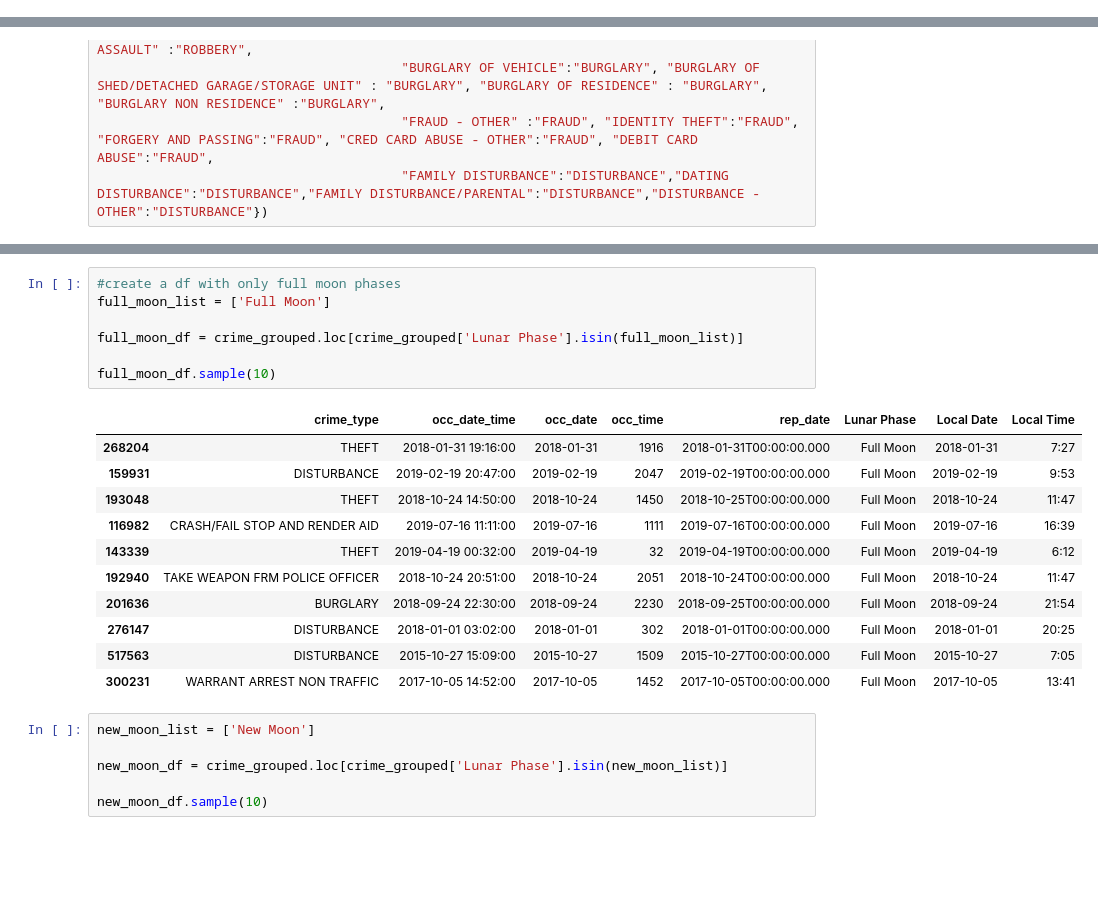
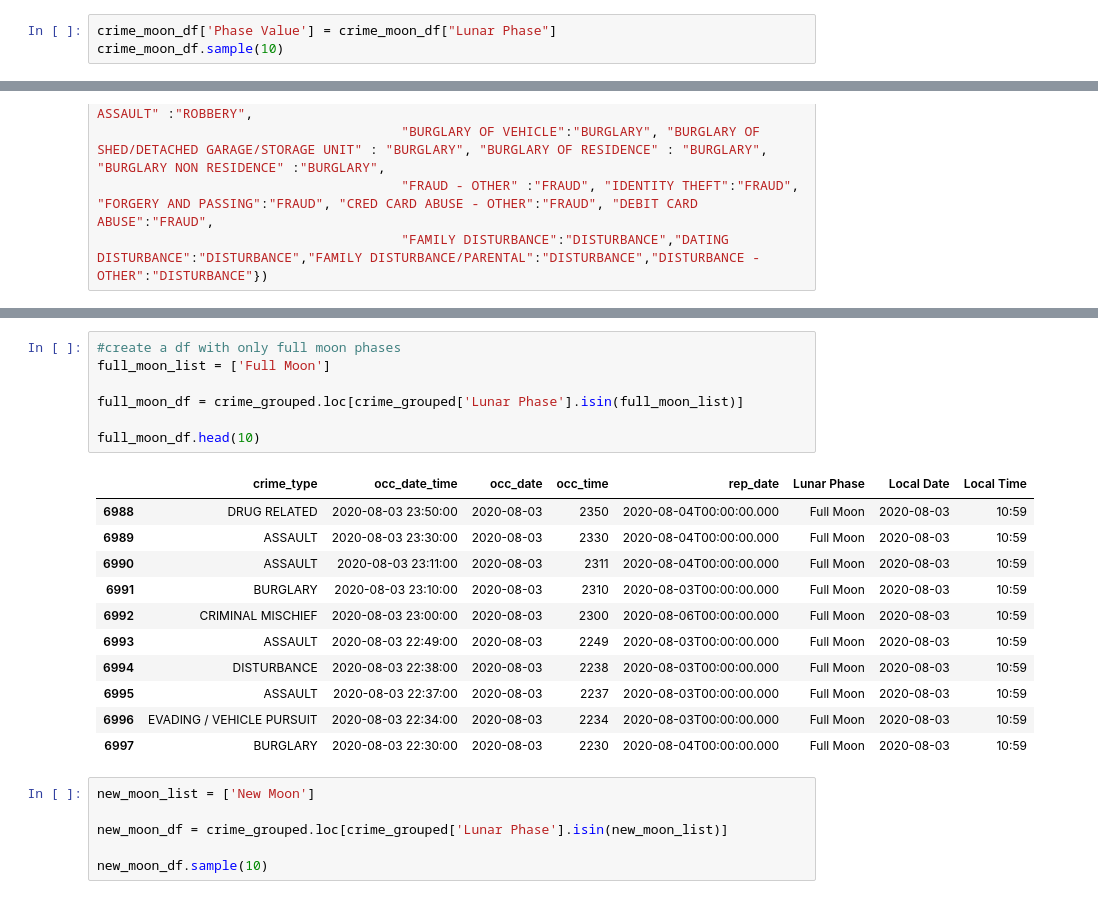
Before and after one commit to flashforward89/Project-1, a Jupyter notebook: Erin Folder/Crime_MoonPhase.ipynb, the cells around one changed output, grey strips where cells are left out. Cells and saved outputs as stored; diff of their text form; blank space fills up the shorter version.

```diff
--- a/Erin Folder/Crime_MoonPhase.ipynb
+++ b/Erin Folder/Crime_MoonPhase.ipynb
@@ -169,0 +188,3 @@ crime_moon_df.sample(50)
+# %%
+crime_moon_df['Phase Value'] = crime_moon_df["Lunar Phase"]
+crime_moon_df.sample(10)
@@ -271,22 +366,22 @@ dtype: int64
 # %%
 #create a df with only full moon phases
 full_moon_list = ['Full Moon']
 
 full_moon_df = crime_grouped.loc[crime_grouped['Lunar Phase'].isin(full_moon_list)]
 
-full_moon_df.sample(10)
+full_moon_df.head(10)
 # %% [output]
 |  | crime_type | occ_date_time | occ_date | occ_time | rep_date | Lunar Phase | Local Date | Local Time |
-| 268204 | THEFT | 2018-01-31 19:16:00 | 2018-01-31 | 1916 | 2018-01-31T00:00:00.000 | Full Moon | 2018-01-31 | 7:27 |
-| 159931 | DISTURBANCE | 2019-02-19 20:47:00 | 2019-02-19 | 2047 | 2019-02-19T00:00:00.000 | Full Moon | 2019-02-19 | 9:53 |
-| 193048 | THEFT | 2018-10-24 14:50:00 | 2018-10-24 | 1450 | 2018-10-25T00:00:00.000 | Full Moon | 2018-10-24 | 11:47 |
-| 116982 | CRASH/FAIL STOP AND RENDER AID | 2019-07-16 11:11:00 | 2019-07-16 | 1111 | 2019-07-16T00:00:00.000 | Full Moon | 2019-07-16 | 16:39 |
-| 143339 | THEFT | 2019-04-19 00:32:00 | 2019-04-19 | 32 | 2019-04-19T00:00:00.000 | Full Moon | 2019-04-19 | 6:12 |
-| 192940 | TAKE WEAPON FRM POLICE OFFICER | 2018-10-24 20:51:00 | 2018-10-24 | 2051 | 2018-10-24T00:00:00.000 | Full Moon | 2018-10-24 | 11:47 |
-| 201636 | BURGLARY | 2018-09-24 22:30:00 | 2018-09-24 | 2230 | 2018-09-25T00:00:00.000 | Full Moon | 2018-09-24 | 21:54 |
-| 276147 | DISTURBANCE | 2018-01-01 03:02:00 | 2018-01-01 | 302 | 2018-01-01T00:00:00.000 | Full Moon | 2018-01-01 | 20:25 |
-| 517563 | DISTURBANCE | 2015-10-27 15:09:00 | 2015-10-27 | 1509 | 2015-10-27T00:00:00.000 | Full Moon | 2015-10-27 | 7:05 |
-| 300231 | WARRANT ARREST NON TRAFFIC | 2017-10-05 14:52:00 | 2017-10-05 | 1452 | 2017-10-05T00:00:00.000 | Full Moon | 2017-10-05 | 13:41 |
+| 6988 | DRUG RELATED | 2020-08-03 23:50:00 | 2020-08-03 | 2350 | 2020-08-04T00:00:00.000 | Full Moon | 2020-08-03 | 10:59 |
+| 6989 | ASSAULT | 2020-08-03 23:30:00 | 2020-08-03 | 2330 | 2020-08-04T00:00:00.000 | Full Moon | 2020-08-03 | 10:59 |
+| 6990 | ASSAULT | 2020-08-03 23:11:00 | 2020-08-03 | 2311 | 2020-08-04T00:00:00.000 | Full Moon | 2020-08-03 | 10:59 |
+| 6991 | BURGLARY | 2020-08-03 23:10:00 | 2020-08-03 | 2310 | 2020-08-03T00:00:00.000 | Full Moon | 2020-08-03 | 10:59 |
+| 6992 | CRIMINAL MISCHIEF | 2020-08-03 23:00:00 | 2020-08-03 | 2300 | 2020-08-06T00:00:00.000 | Full Moon | 2020-08-03 | 10:59 |
+| 6993 | ASSAULT | 2020-08-03 22:49:00 | 2020-08-03 | 2249 | 2020-08-03T00:00:00.000 | Full Moon | 2020-08-03 | 10:59 |
+| 6994 | DISTURBANCE | 2020-08-03 22:38:00 | 2020-08-03 | 2238 | 2020-08-03T00:00:00.000 | Full Moon | 2020-08-03 | 10:59 |
+| 6995 | ASSAULT | 2020-08-03 22:37:00 | 2020-08-03 | 2237 | 2020-08-03T00:00:00.000 | Full Moon | 2020-08-03 | 10:59 |
+| 6996 | EVADING / VEHICLE PURSUIT | 2020-08-03 22:34:00 | 2020-08-03 | 2234 | 2020-08-03T00:00:00.000 | Full Moon | 2020-08-03 | 10:59 |
+| 6997 | BURGLARY | 2020-08-03 22:30:00 | 2020-08-03 | 2230 | 2020-08-04T00:00:00.000 | Full Moon | 2020-08-03 | 10:59 |
 # %%
 new_moon_list = ['New Moon']
 
```
Also changed, not shown: parts of 16 cells of this notebook, 1 other file.
